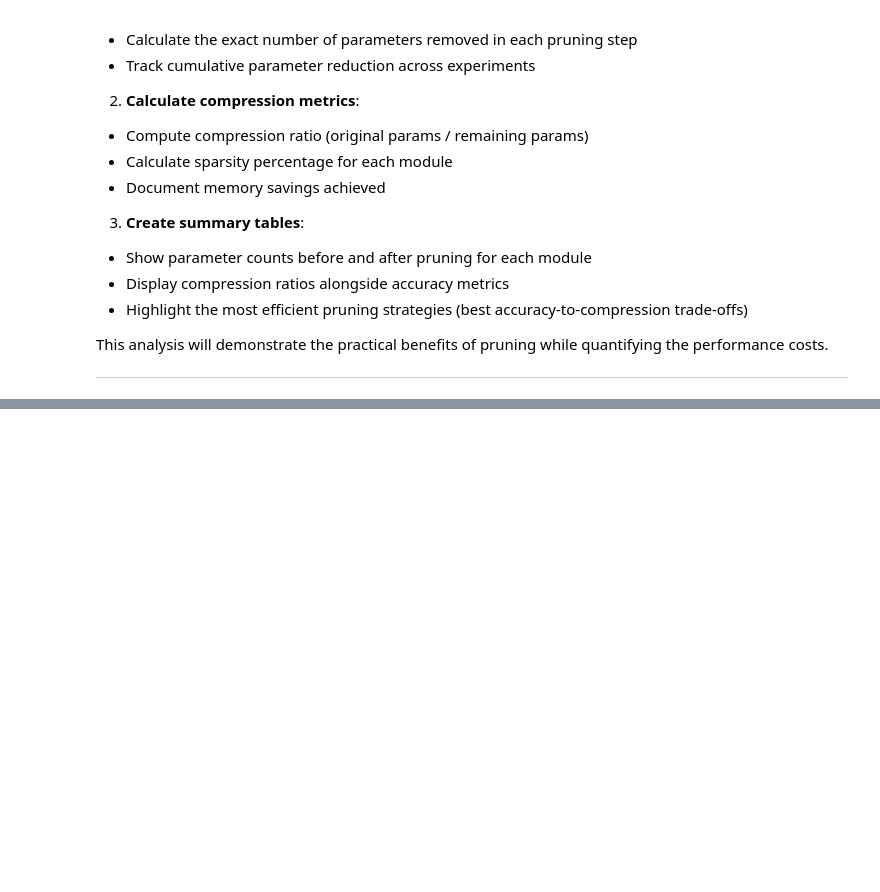
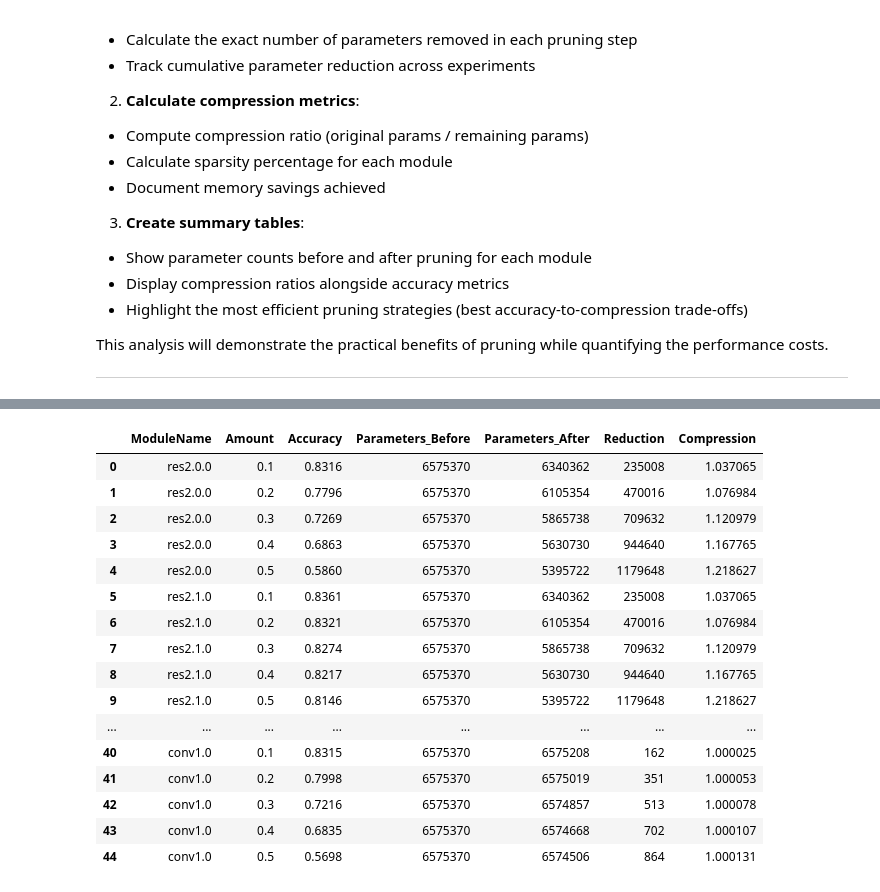
Before and after one commit to Bluefin-Tuna/CS4803-EML, a Jupyter notebook: p1/lab1_task1_Tanush_Chopra.ipynb, the cells around one changed output, grey strips where cells are left out. Cells and saved outputs as stored; diff of their text form; code cells hidden in the pictures; blank space fills up the shorter version.

```diff
--- a/p1/lab1_task1_Tanush_Chopra.ipynb
+++ b/p1/lab1_task1_Tanush_Chopra.ipynb
@@ -291,0 +475,35 @@ def prune_and_eval(model,module,amount):
+# %%
+def prune_module(model, module, amount):
+    params_before = sum(p.count_nonzero().item() for p in model.parameters())
+    prune.ln_structured(module, name="weight", amount=amount, n=2, dim=0)
+    prune.remove(module, "weight")
+    params_after = sum(p.count_nonzero().item() for p in model.parameters())
+    _, acc = evaluate_test(model, test_loader)
+    return {
+        'accuracy': acc,
+        'params_before': params_before,
+        'params_after': params_after,
+    }
+
+def prune_modules(model, module_names, amounts=(0.1, 0.2, 0.3, 0.4, 0.5)):
+    base_state = copy.deepcopy(model.state_dict())
+    results = []
+    for name in module_names:
+        for amt in amounts:
+            m = copy.deepcopy(model)
+            m.load_state_dict(base_state)
+            module = m.get_submodule(name)
+            if isinstance(module, nn.BatchNorm2d):
+                continue
+            metrics = prune_module(m, module, amt)
+            results.append({
+                "ModuleName": name,
+                "Amount": float(amt),
+                "Accuracy": float(metrics["accuracy"]),
+                "Parameters_Before": metrics["params_before"],
+                "Parameters_After": metrics["params_after"],
+                "Reduction": metrics["params_before"] - metrics["params_after"],
+                "Compression": metrics["params_before"] / metrics["params_after"] if metrics["params_after"] > 0 else 0,
+            })
+    df = pd.DataFrame(results)
+    return df
@@ -291,0 +527,20 @@ def prune_and_eval(model,module,amount):
+# %%
+display((df_pm))
+# %% [output]
+|  | ModuleName | Amount | Accuracy | Parameters_Before | Parameters_After | Reduction | Compression |
+| 0 | res2.0.0 | 0.1 | 0.8316 | 6575370 | 6340362 | 235008 | 1.037065 |
+| 1 | res2.0.0 | 0.2 | 0.7796 | 6575370 | 6105354 | 470016 | 1.076984 |
+| 2 | res2.0.0 | 0.3 | 0.7269 | 6575370 | 5865738 | 709632 | 1.120979 |
+| 3 | res2.0.0 | 0.4 | 0.6863 | 6575370 | 5630730 | 944640 | 1.167765 |
+| 4 | res2.0.0 | 0.5 | 0.5860 | 6575370 | 5395722 | 1179648 | 1.218627 |
+| 5 | res2.1.0 | 0.1 | 0.8361 | 6575370 | 6340362 | 235008 | 1.037065 |
+| 6 | res2.1.0 | 0.2 | 0.8321 | 6575370 | 6105354 | 470016 | 1.076984 |
+| 7 | res2.1.0 | 0.3 | 0.8274 | 6575370 | 5865738 | 709632 | 1.120979 |
+| 8 | res2.1.0 | 0.4 | 0.8217 | 6575370 | 5630730 | 944640 | 1.167765 |
+| 9 | res2.1.0 | 0.5 | 0.8146 | 6575370 | 5395722 | 1179648 | 1.218627 |
+| ... | ... | ... | ... | ... | ... | ... | ... |
+| 40 | conv1.0 | 0.1 | 0.8315 | 6575370 | 6575208 | 162 | 1.000025 |
+| 41 | conv1.0 | 0.2 | 0.7998 | 6575370 | 6575019 | 351 | 1.000053 |
+| 42 | conv1.0 | 0.3 | 0.7216 | 6575370 | 6574857 | 513 | 1.000078 |
+| 43 | conv1.0 | 0.4 | 0.6835 | 6575370 | 6574668 | 702 | 1.000107 |
+| 44 | conv1.0 | 0.5 | 0.5698 | 6575370 | 6574506 | 864 | 1.000131 |
```
Also changed, not shown: parts of 36 cells of this notebook, 7 other files.
